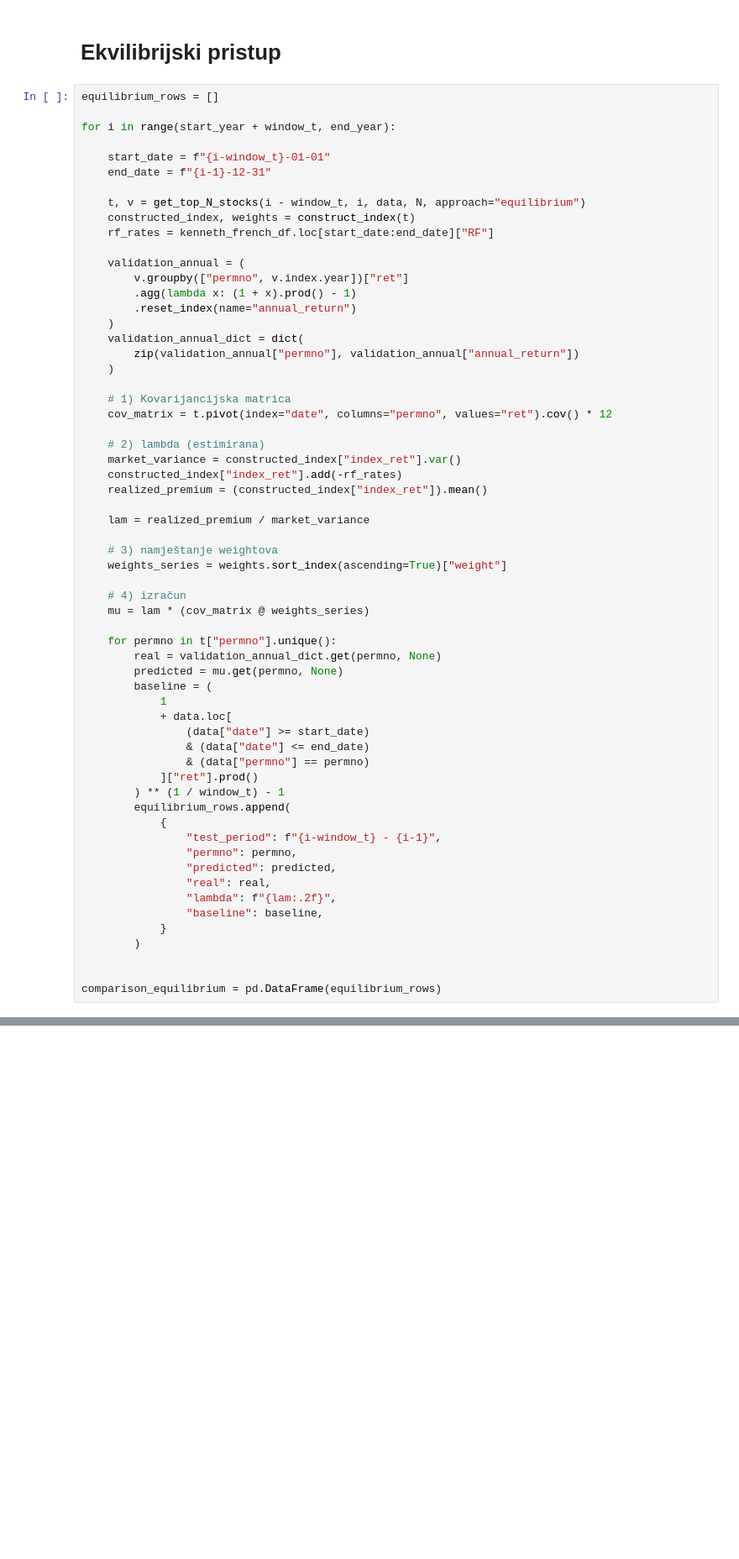
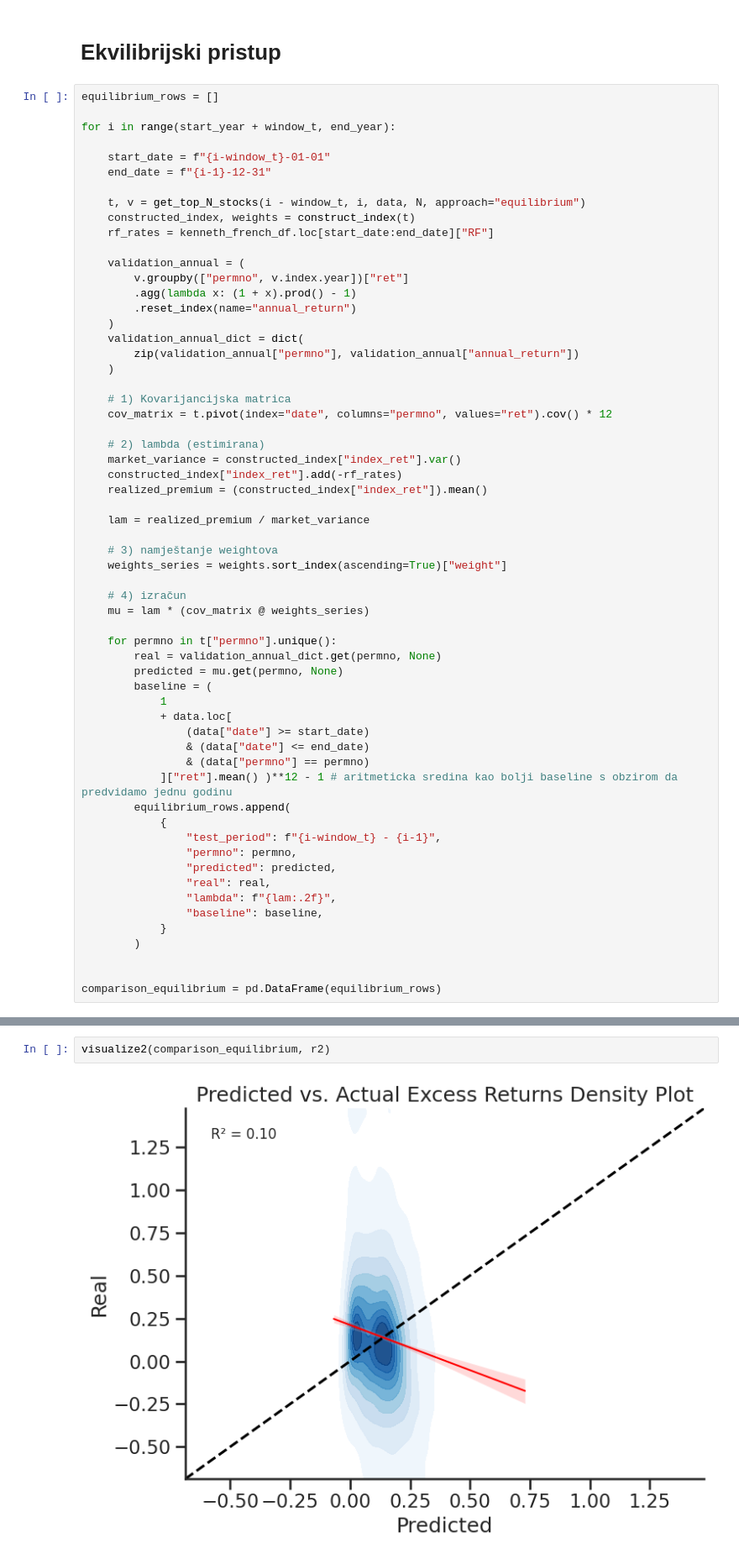
Before and after one commit to evucelic/EQ-Performance-Backtesting, a Jupyter notebook: US_stock_backtest/backtest.ipynb, the cells around one changed output, grey strips where cells are left out. Shown at 84% size. Cells and saved outputs as stored; diff of their text form; blank space fills up the shorter version.

```diff
--- a/US_stock_backtest/backtest.ipynb
+++ b/US_stock_backtest/backtest.ipynb
@@ -379,8 +537,7 @@ for i in range(start_year + window_t, end_year):
                 (data["date"] >= start_date)
                 & (data["date"] <= end_date)
                 & (data["permno"] == permno)
-            ]["ret"].prod()
-        ) ** (1 / window_t) - 1
+            ]["ret"].mean() )**12 - 1 # aritmeticka sredina kao bolji baseline s obzirom da predvidamo jednu godinu
         equilibrium_rows.append(
             {
                 "test_period": f"{i-window_t} - {i-1}",
@@ -416,0 +570,4 @@ print(len(comparison_equilibrium))
+# %%
+visualize2(comparison_equilibrium, r2)
+# %% [output]
+[figure, added]
```
Also changed, not shown: parts of 25 cells of this notebook.
